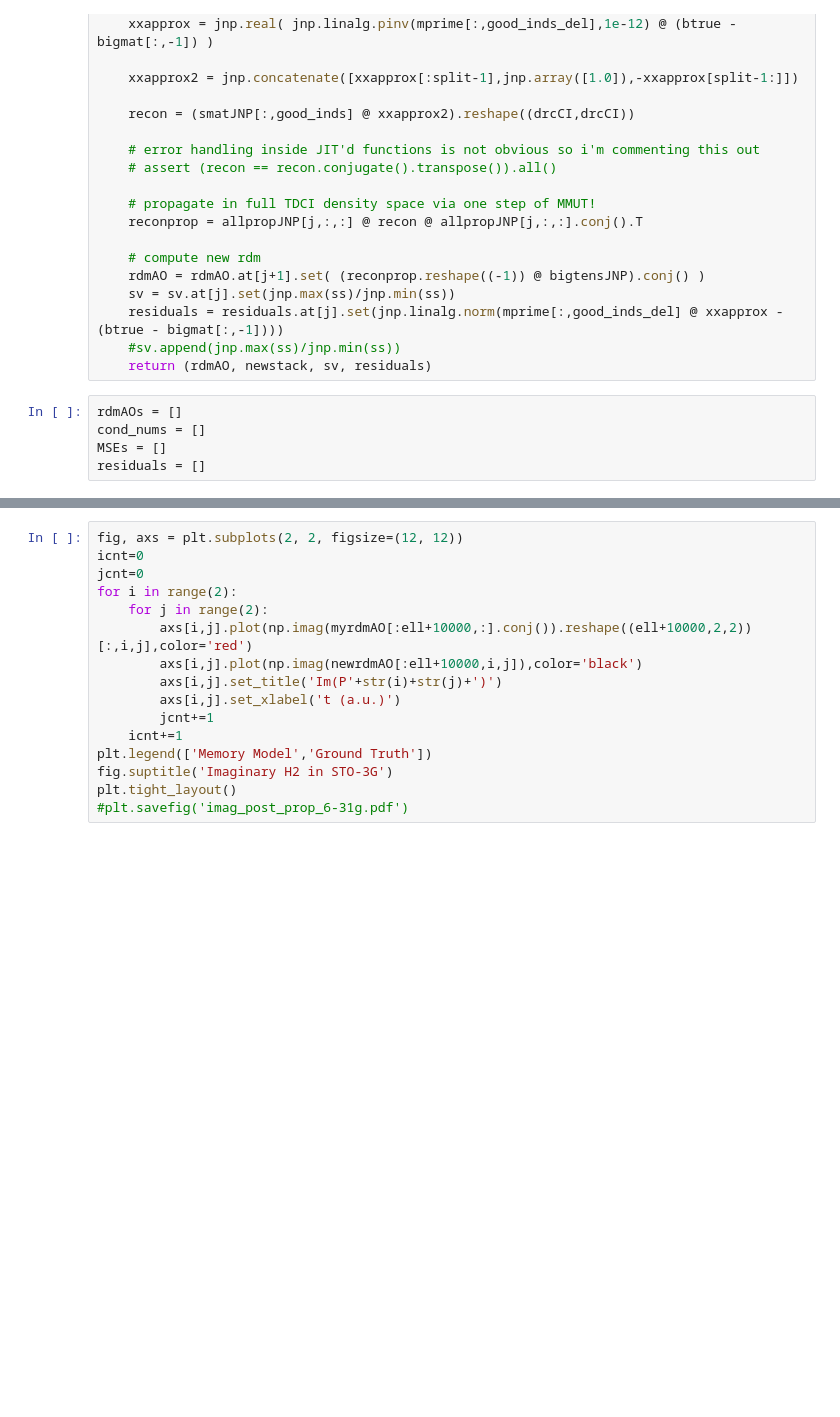
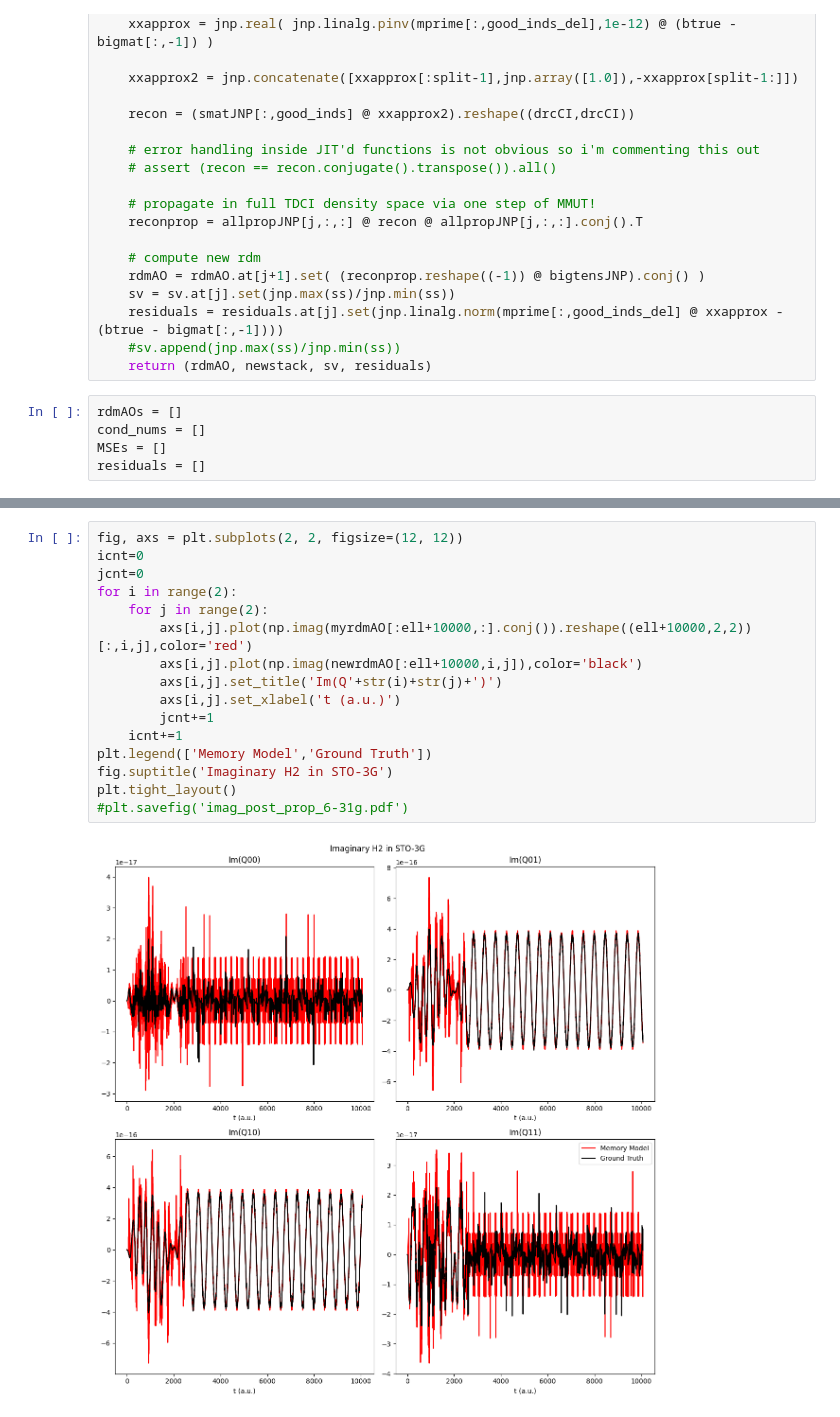
Before and after one commit to hbassi/1rdm_memory_model, a Jupyter notebook: jaxprop/jaxrdmprop_h2_sto-3g.ipynb, the cells around one changed output, grey strips where cells are left out. Cells and saved outputs as stored; diff of their text form; blank space fills up the shorter version.

```diff
--- a/jaxprop/jaxrdmprop_h2_sto-3g.ipynb
+++ b/jaxprop/jaxrdmprop_h2_sto-3g.ipynb
@@ -342,16 +367,18 @@ plt.savefig('./figures/h2_real_post_prop_sto-3g_dt-0.082680.pdf')
 # %%
 fig, axs = plt.subplots(2, 2, figsize=(12, 12))
 icnt=0
 jcnt=0
 for i in range(2):
     for j in range(2):
         axs[i,j].plot(np.imag(myrdmAO[:ell+10000,:].conj()).reshape((ell+10000,2,2))[:,i,j],color='red')
         axs[i,j].plot(np.imag(newrdmAO[:ell+10000,i,j]),color='black')
-        axs[i,j].set_title('Im(P'+str(i)+str(j)+')')
+        axs[i,j].set_title('Im(Q'+str(i)+str(j)+')')
         axs[i,j].set_xlabel('t (a.u.)')
         jcnt+=1
     icnt+=1
 plt.legend(['Memory Model','Ground Truth'])
 fig.suptitle('Imaginary H2 in STO-3G')
 plt.tight_layout()
 #plt.savefig('imag_post_prop_6-31g.pdf')
+# %% [output]
+[figure, added]
```
Also changed, not shown: parts of 14 cells of this notebook, 1 other file.
